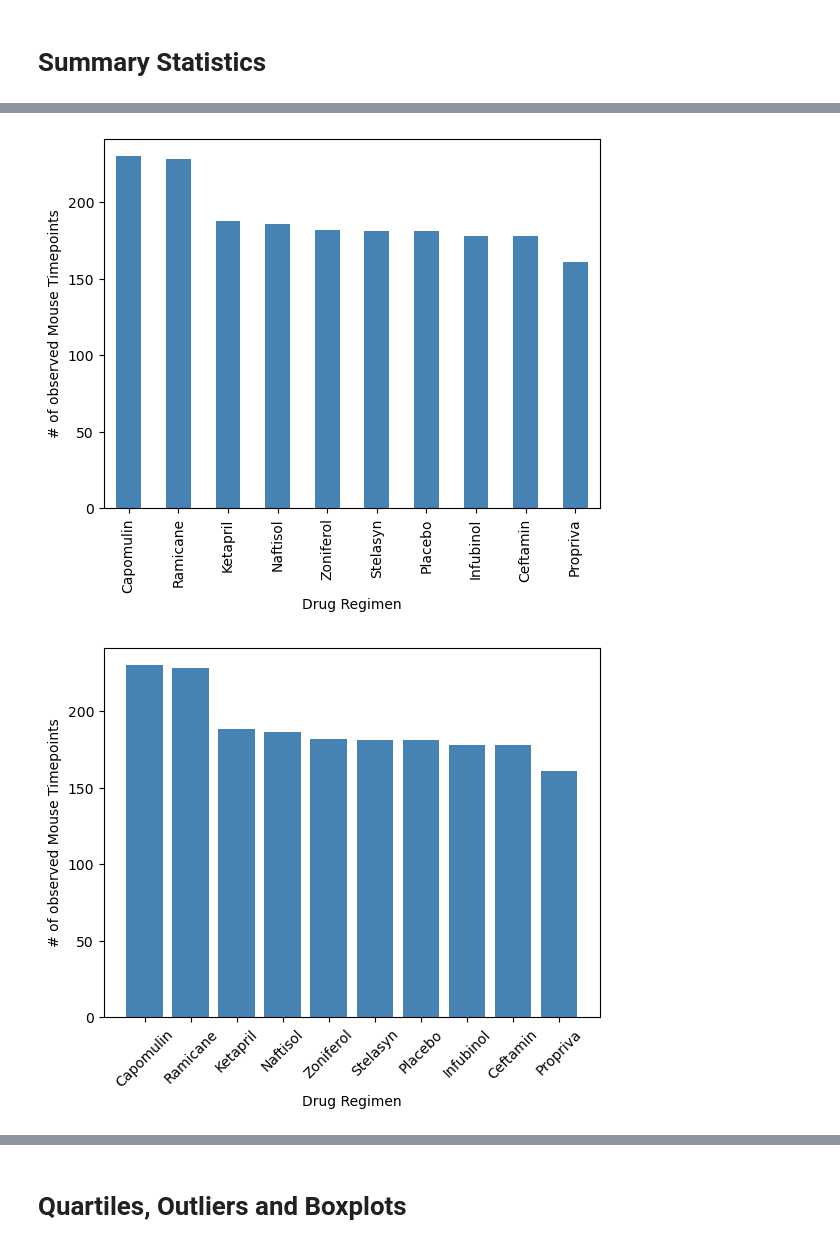
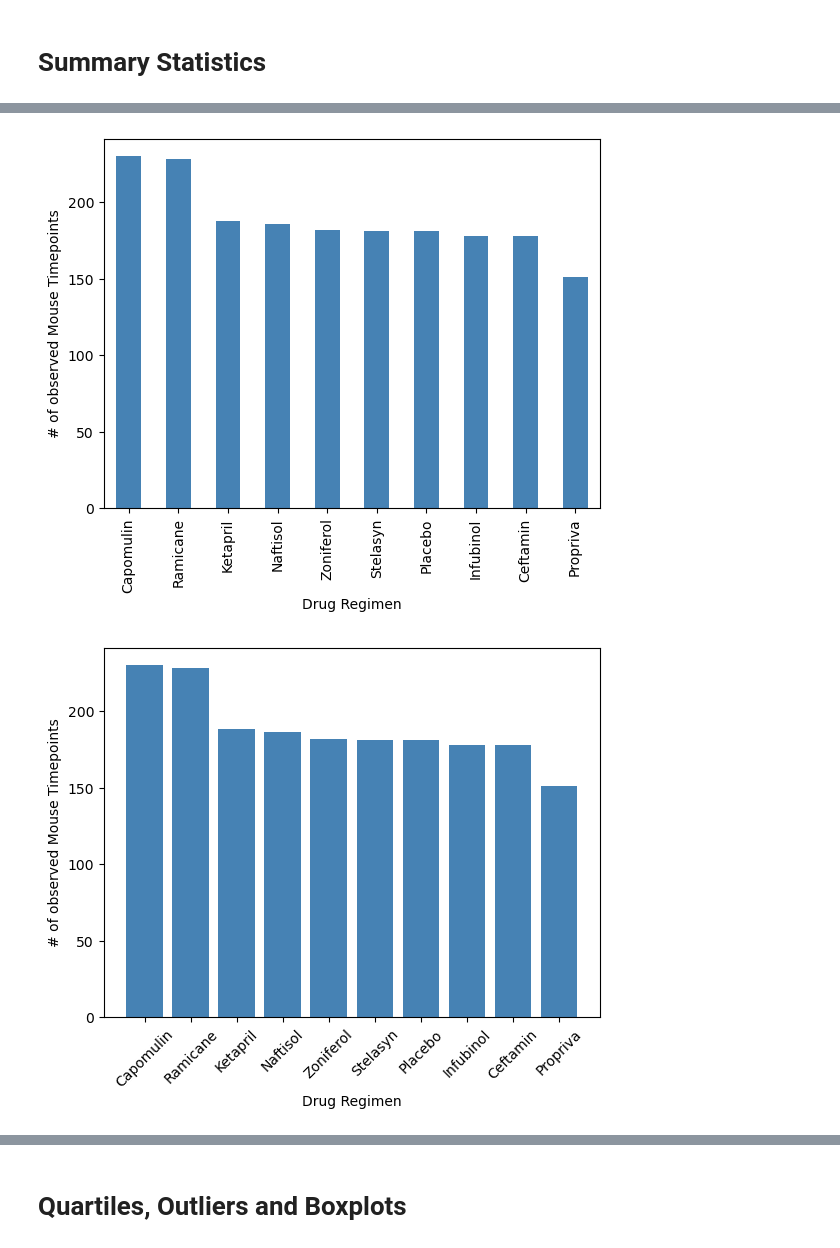
Before and after one commit to AMRITKAUR89/MatPlotLib-Challenge, a Jupyter notebook: Pymaceuticals/Matplotlib.ipynb, the cells around one changed output, grey strips where cells are left out. Cells and saved outputs as stored; diff of their text form; code cells hidden in the pictures.

```diff
--- a/Pymaceuticals/Matplotlib.ipynb
+++ b/Pymaceuticals/Matplotlib.ipynb
@@ -76,7 +76,7 @@ Mice_count
 # %%
 # Generate a summary statistics table of mean, median, variance, standard deviation, and SEM of the tumor volume for each regimen
 
-Mice_dup = mouse_metadata_result
+Mice_dup = Mice_non_duplicate_df
 
 # Use groupby and summary statistical methods to calculate the following properties of each drug regimen:
 # mean, median, variance, standard deviation, and SEM of the tumor volume.
@@ -136,33 +136,33 @@ stats_summ_agg
 | Zoniferol | 53.236507 | 51.818479 | 48.533355 | 6.966589 | 0.516398 |
 # %%
 # Generate a bar plot showing the total number of rows (Mouse ID/Timepoints) for each drug regimen using Pandas.
-counts = Mice_dup['Drug Regimen'].value_counts()
+counts_df = Mice_dup['Drug Regimen'].value_counts()
 
-counts.plot(kind='bar', color='steelblue')
+counts_df.plot(kind='bar', color='steelblue')
 
 plt.xlabel('Drug Regimen')
 plt.ylabel('# of observed Mouse Timepoints')
 
 plt.show()
 # %% [output]
-[figure, old version]
+[figure, new version]
 # %%
 # Generate a bar plot showing the total number of rows (Mouse ID/Timepoints) for each drug regimen using pyplot.
-counts = Mice_dup['Drug Regimen'].value_counts()
+counts_df = Mice_dup['Drug Regimen'].value_counts()
 
-plt.bar(counts.index, counts.values, color='steelblue')
+plt.bar(counts_df.index, counts_df.values, color='steelblue')
 
 plt.xlabel('Drug Regimen')
 plt.ylabel('# of observed Mouse Timepoints')
 
 
 # Rotate the x-axis labels for better readability if there are many categories
 plt.xticks(rotation=45)
 
 # Display the plot
 plt.show()
 # %% [output]
-[figure, old version]
+[figure, new version]
 # %%
 # Generate a pie chart, using Pandas, showing the distribution of unique female versus male mice used in the study
 # Get the unique mice with their gender
```
Also changed, not shown: parts of 11 cells of this notebook.
